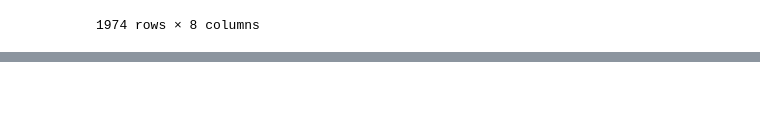
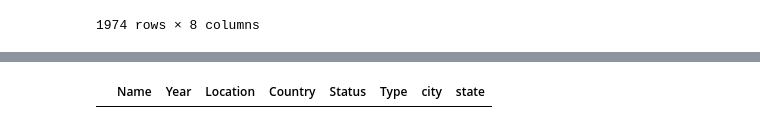
Before and after one commit to a-murali/bridge-project, a Jupyter notebook: notebooks/LocationScraper.ipynb, the cells around one changed output, grey strips where cells are left out. Drawn from its saved outputs; the diff is of its cells as text; code cells hidden in the pictures; blank space fills up the shorter version.

```diff
--- a/notebooks/LocationScraper.ipynb
+++ b/notebooks/LocationScraper.ipynb
@@ -257,0 +226,8 @@ us_bridges
+# %%
+us_bridges['state'] = us_bridges[['Location', 'state']].apply(lambda r: 'WA' if r.Location == 'Washington' else r.state, axis = 1)
+us_bridges.drop(us_bridges[us_bridges.Location == 'Gulf of Mexico'].index, inplace=True)
+us_bridges['city'] = us_bridges.apply(lambda r: 'Memphis' if r.Name == 'Frisco Bridge' else 'New Orleans' if r.Name == 'Huey P. Long Bridge' else r.city, axis = 1)
+us_bridges['state'] = us_bridges.apply(lambda r: 'TN' if r.Name == 'Frisco Bridge' else 'LA' if r.Name == 'Huey P. Long Bridge' else r.state, axis = 1)
+us_bridges[us_bridges['state'].isna()]
+# %% [output]
+|  | Name | Year | Location | Country | Status | Type | city | state |
```
Also changed, not shown: parts of 13 cells of this notebook, 1 other file.
